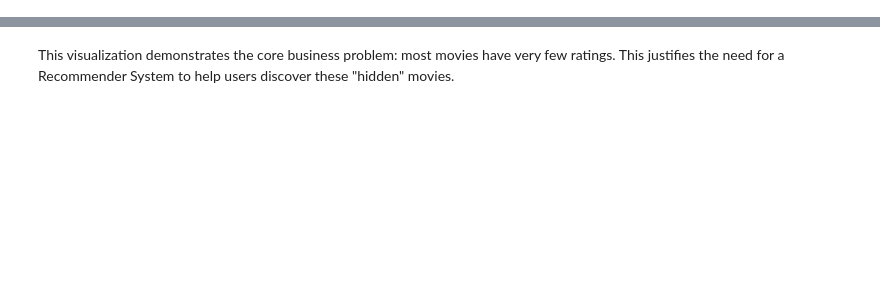
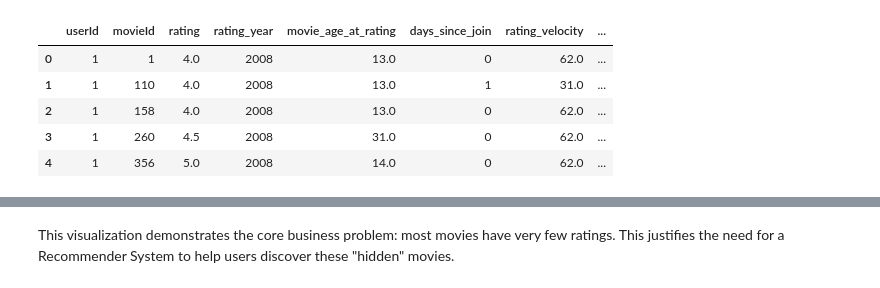
Before and after one commit to Okwesie/ML_Final_Team9, a Jupyter notebook: Team_9_Final_Project.ipynb, the cells around one changed output, grey strips where cells are left out. Drawn from its saved outputs; the diff is of its cells as text; code cells hidden in the pictures; blank space fills up the shorter version.

```diff
--- a/Team_9_Final_Project.ipynb
+++ b/Team_9_Final_Project.ipynb
@@ -11,0 +434,70 @@ Once uploaded, I will proceed with loading the data.
+# %%
+"""
+Advanced Temporal Feature Engineering
+Includes rating velocity, user lifecycle stage, movie age at rating
+"""
+def extract_temporal_features(ratings_df, movies_df):
+    """
+    Extract comprehensive temporal features from ratings.
+    Parameters:
+    -----------
+    ratings_df : pd.DataFrame
+        Ratings dataframe with timestamp
+    movies_df : pd.DataFrame
+        Movies dataframe with release_year
+    Returns:
+    --------
+    pd.DataFrame : Ratings dataframe with temporal features
+    """
+    print("=" * 70)
+    print("ADVANCED TEMPORAL FEATURE ENGINEERING")
+    print("=" * 70)
+    ratings_df = ratings_df.copy()
+    if 'date' not in ratings_df.columns:
+        ratings_df['date'] = pd.to_datetime(ratings_df['timestamp'], unit='s')
+    ratings_df['rating_year'] = ratings_df['date'].dt.year
+    ratings_df['rating_month'] = ratings_df['date'].dt.month
+    ratings_df['rating_day'] = ratings_df['date'].dt.day
+    ratings_df['rating_hour'] = ratings_df['date'].dt.hour
+    ratings_df['rating_dayofweek'] = ratings_df['date'].dt.dayofweek
+    ratings_df['rating_is_weekend'] = (ratings_df['rating_dayofweek'] >= 5).astype(int)
+    ratings_df = ratings_df.merge(
+        movies_df[['movieId', 'release_year']],
+        on='movieId',
+        how='left'
+    )
+    ratings_df['movie_age_at_rating'] = (
+        ratings_df['rating_year'] - ratings_df['release_year']
+    ).fillna(0)
+    user_first_rating = ratings_df.groupby('userId')['date'].min().reset_index()
+    user_first_rating.columns = ['userId', 'first_rating_date']
+    ratings_df = ratings_df.merge(user_first_rating, on='userId', how='left')
+    ratings_df['days_since_join'] = (
+        (ratings_df['date'] - ratings_df['first_rating_date']).dt.days
+    ).fillna(0)
+    user_rating_counts = ratings_df.groupby('userId').size().reset_index(name='total_ratings')
+    ratings_df = ratings_df.merge(user_rating_counts, on='userId', how='left')
+    ratings_df['rating_velocity'] = (
+        ratings_df['total_ratings'] / (ratings_df['days_since_join'] + 1)
+    ).fillna(0)
+    def categorize_lifecycle(row):
+        days = row['days_since_join']
+        if days < 30:
+            return 'early'
+        elif days < 180:
+            return 'mid'
+        else:
+            return 'late'
+    ratings_df['user_lifecycle_stage'] = ratings_df.apply(categorize_lifecycle, axis=1)
+    # Rating recency (how recent is this rating relative to movie release)
+    ratings_df['rating_recency'] = (
+        (ratings_df['date'] - pd.to_datetime(ratings_df['release_year'].astype(str) + '-01-01', errors='coerce'))
+    ).dt.days.fillna(0)
+    print(f" Extracted {len([c for c in ratings_df.columns if 'rating_' in c or 'lifecycle' in c or 'velocity' in c])} temporal features")
+    print(f" Processed {len(ratings_df):,} ratings")
+    return ratings_df
+ratings_df = extract_temporal_features(ratings_df, movies_df)
+print("\nSample of temporal features:")
+display(ratings_df[['userId', 'movieId', 'rating', 'rating_year', 'movie_age_at_rating',
+                    'days_since_join', 'rating_velocity', 'user_lifecycle_stage']].head())
+# %% [output]
@@ -11,0 +511,6 @@ Once uploaded, I will proceed with loading the data.
+|  | userId | movieId | rating | rating_year | movie_age_at_rating | days_since_join | rating_velocity | ... |
+| 0 | 1 | 1 | 4.0 | 2008 | 13.0 | 0 | 62.0 | ... |
+| 1 | 1 | 110 | 4.0 | 2008 | 13.0 | 1 | 31.0 | ... |
+| 2 | 1 | 158 | 4.0 | 2008 | 13.0 | 0 | 62.0 | ... |
+| 3 | 1 | 260 | 4.5 | 2008 | 31.0 | 0 | 62.0 | ... |
+| 4 | 1 | 356 | 5.0 | 2008 | 14.0 | 0 | 62.0 | ... |
```
Also changed, not shown: parts of 92 cells of this notebook, 39 other files.
